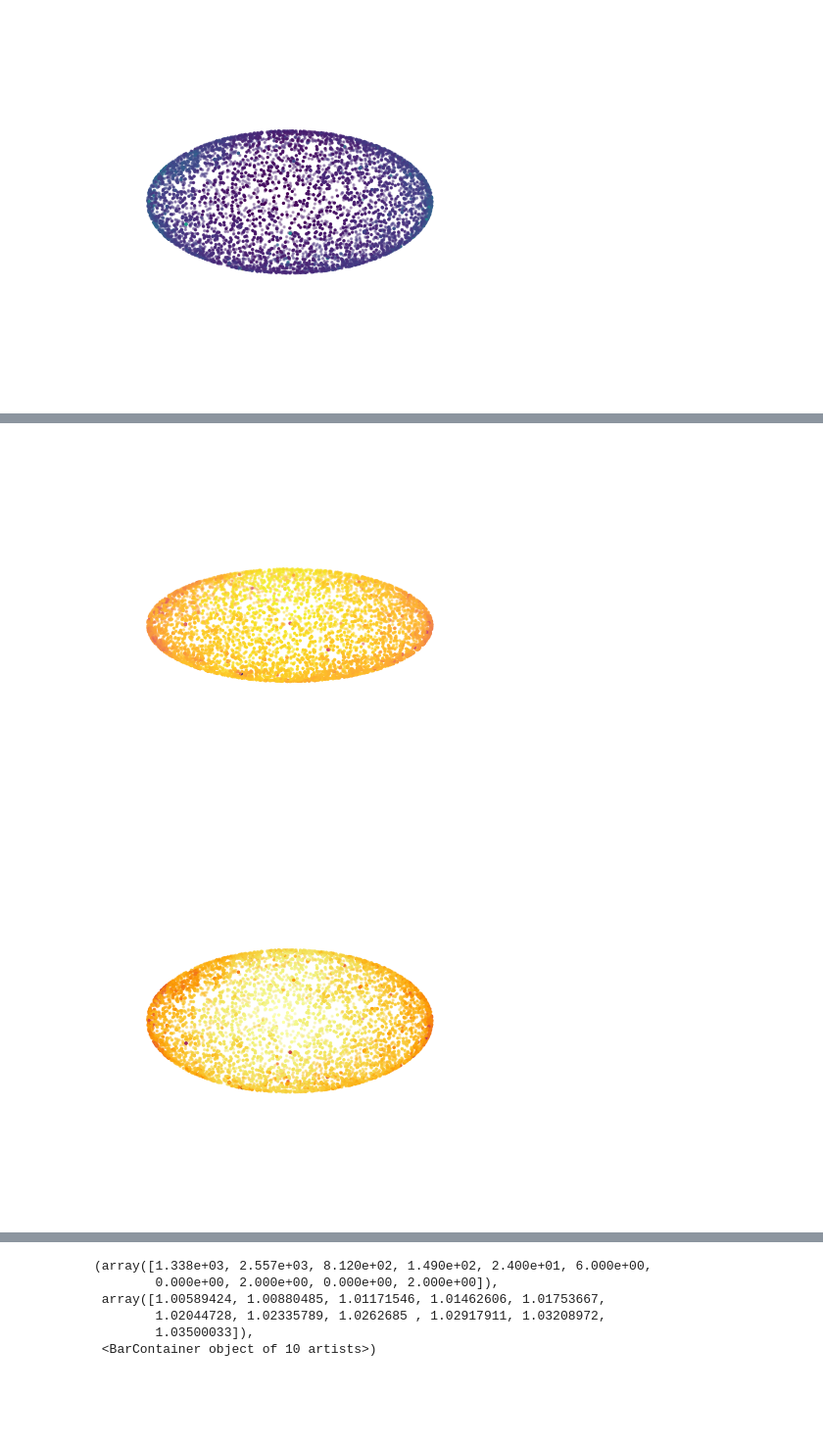
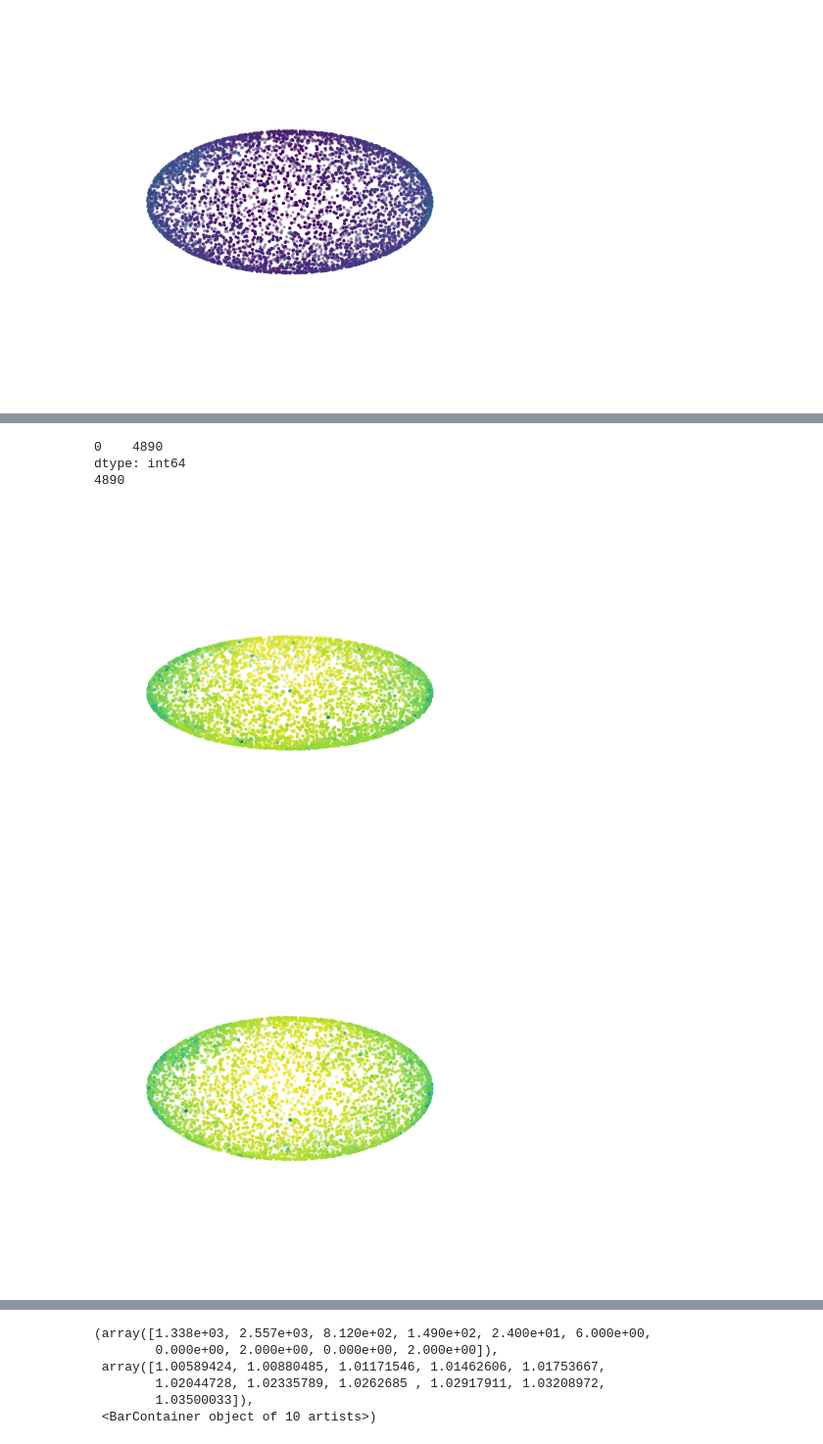
Before and after one commit to ZhangKaly/Principal-Curvature, a Jupyter notebook: src/plot_results_ellipsoid.ipynb, the cells around one changed output, grey strips where cells are left out. Shown at 98% size. Saved outputs shown, nothing was run; the diff lists cells and outputs as text; code cells hidden in the pictures; blank space fills up the shorter version.

```diff
--- a/src/plot_results_ellipsoid.ipynb
+++ b/src/plot_results_ellipsoid.ipynb
@@ -140,30 +152,38 @@ plt.savefig("ellipsoid_birdview_ratio_4.png", dpi = 300)
 # %%
 from matplotlib.colors import Normalize, TwoSlopeNorm
 
 num_eval = 5000
 v = final_df.values[:num_eval, :]
 # Visualize the point cloud
-cc = - v
 # cc = v
+print((1-final_df.isna()).sum())
+# valid_ids = (v < 1.017).flatten()
+valid_ids = (v < 1017).flatten()
+print(valid_ids.sum())
+cc = - v[valid_ids]
+
 
 fig = plt.figure()
 ax = fig.add_subplot(111, projection='3d')
-scatter = ax.scatter(ellipsoid[:num_eval, 0], ellipsoid[:num_eval, 1], ellipsoid[:num_eval, 2], s=2, c = cc, cmap='plasma')
+scatter = ax.scatter(ellipsoid[valid_ids, 0], ellipsoid[valid_ids, 1], ellipsoid[valid_ids, 2], s=2, c = cc)#, cmap='plasma')
 # ax.set_title(f"Curvature on ellipsoid point cloud with {num_eval} points")
 ax.view_init(45, 0)
 plt.axis('off')
 ax.set_aspect('equal')
 plt.savefig("ellipsoid_ratio_4.png", dpi = 300)
 
 
 fig = plt.figure()
 ax = fig.add_subplot(111, projection='3d')
-scatter = ax.scatter(ellipsoid[:num_eval, 0], ellipsoid[:num_eval, 1], ellipsoid[:num_eval, 2], s=2, c = cc, cmap='inferno')
+scatter = ax.scatter(ellipsoid[valid_ids, 0], ellipsoid[valid_ids, 1], ellipsoid[valid_ids, 2], s=2, c = cc)#, cmap='inferno')
 # ax.set_title(f"Curvature on ellipsoid point cloud with {num_eval} points")
 ax.view_init(90, 0)
 plt.axis('off')
 ax.set_aspect('equal')
 plt.savefig("ellipsoid_birdview_ratio_4.png", dpi = 300)
 # %% [output]
+0    4890
+dtype: int64
+4890
-[figure, old version]
+[figure, new version]
-[figure, old version]
+[figure, new version]
```
Also changed, not shown: parts of 4 cells of this notebook, 5 other files.
